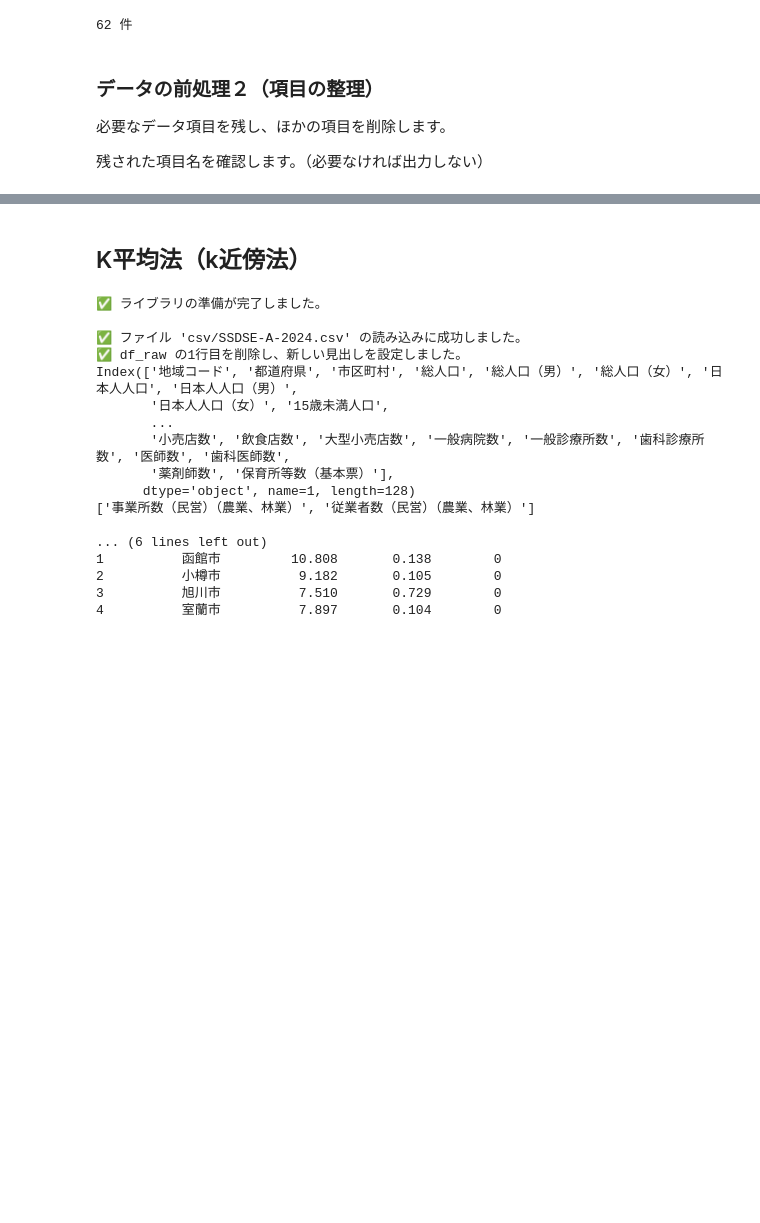
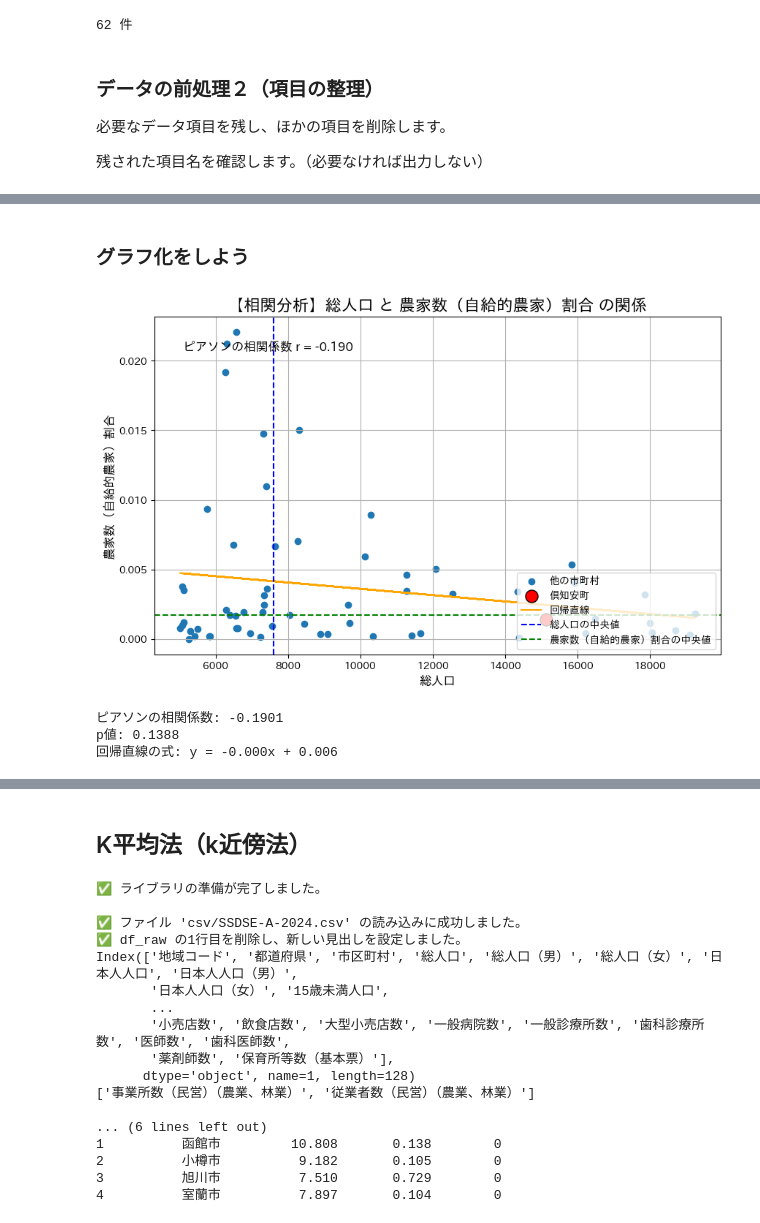
Before and after one commit to hirossk/khs, a Jupyter notebook: 倶知安高校データ分析・情報Ⅱ.ipynb, the cells around one changed output, grey strips where cells are left out. Saved outputs shown, nothing was run; the diff lists cells and outputs as text; code cells hidden in the pictures; blank space fills up the shorter version.

```diff
--- a/倶知安高校データ分析・情報Ⅱ.ipynb
+++ b/倶知安高校データ分析・情報Ⅱ.ipynb
@@ -396 +523,79 @@ columns = df.columns
+# %% [markdown]
+### グラフ化をしよう
+# %%
+# ---【設定】ここを変えて色々分析してみよう！---
+# 分析したい町の名前
+target = '倶知安町'
+# Y軸（目的変数）：何との関係を見たいか？
+data_axis = '農家数（自給的農家）割合'
+# X軸（説明変数）：何が影響していると仮説を立てるか？
+comparison_axis = '総人口'
+# ------------------------------------------------
+# =======================================================================================
+# 相関分析プログラム（色々な軸で試してみよう）
+# =======================================================================================
+import pandas as pd
+import matplotlib.pyplot as plt
+import seaborn as sns
+import numpy as np
+from sklearn.linear_model import LinearRegression
+from scipy.stats import pearsonr
+
+# NaN（欠損値）が含まれる行を削除して、きれいなデータにする
+df_cleaned = df.dropna(subset=[data_axis, comparison_axis])
+
+# 説明変数(X)と目的変数(y)を設定
+X = df_cleaned[[comparison_axis]] # 説明変数は2D配列にする
+y = df_cleaned[data_axis]
+
+# --- 分析と可視化 ---
+# 相関係数とp値を計算
+corr_coef, p_value = pearsonr(df_cleaned[comparison_axis], y)
+
+# 回帰モデルを作成し、学習させる
+model = LinearRegression()
+model.fit(X, y)
+
+# グラフの描画領域を作成
+plt.figure(figsize=(10, 6))
+
+# 散布図をプロット
+plt.scatter(X, y, label='他の市町村')
+
+# 倶知安町のデータポイントを抽出して強調表示
+target_data = df_cleaned[df_cleaned['市区町村'] == target]
+if not target_data.empty:
+    plt.scatter(target_data[comparison_axis], target_data[data_axis], s=150, c='red', ec='black', label=target, zorder=5)
+
+# 回帰直線をプロット
+plt.plot(X, model.predict(X), color='orange', label='回帰直線')
+
+# 中央値の線を追加
+median_x = df_cleaned[comparison_axis].median()
+median_y = df_cleaned[data_axis].median()
+plt.axvline(x=median_x, color='blue', linestyle='--', label=f'{comparison_axis}の中央値')
+plt.axhline(y=median_y, color='green', linestyle='--', label=f'{data_axis}の中央値')
+
+# グラフの装飾
+plt.title(f'【相関分析】{comparison_axis} と {data_axis} の関係', fontsize=16)
+plt.xlabel(comparison_axis, fontsize=12)
+plt.ylabel(data_axis, fontsize=12)
+# 凡例を右下に出力
+plt.legend(loc='lower right')
+plt.grid(True)
+
+# 相関係数をグラフ内に表示
+plt.text(0.05, 0.9, f"ピアソンの相関係数 r = {corr_coef:.3f}", transform=plt.gca().transAxes, fontsize=12)
+
+plt.show()
+
+# 分析結果のテキスト出力
+print(f"ピアソンの相関係数: {corr_coef:.4f}")
+print(f"p値: {p_value:.4f}")
+print(f"回帰直線の式: y = {model.coef_[0]:.3f}x + {model.intercept_:.3f}")
+# %% [output]
+[figure, added]
+ピアソンの相関係数: -0.1901
+p値: 0.1388
+回帰直線の式: y = -0.000x + 0.006
 # %% [markdown]
```
Also changed, not shown: parts of 13 cells of this notebook.
